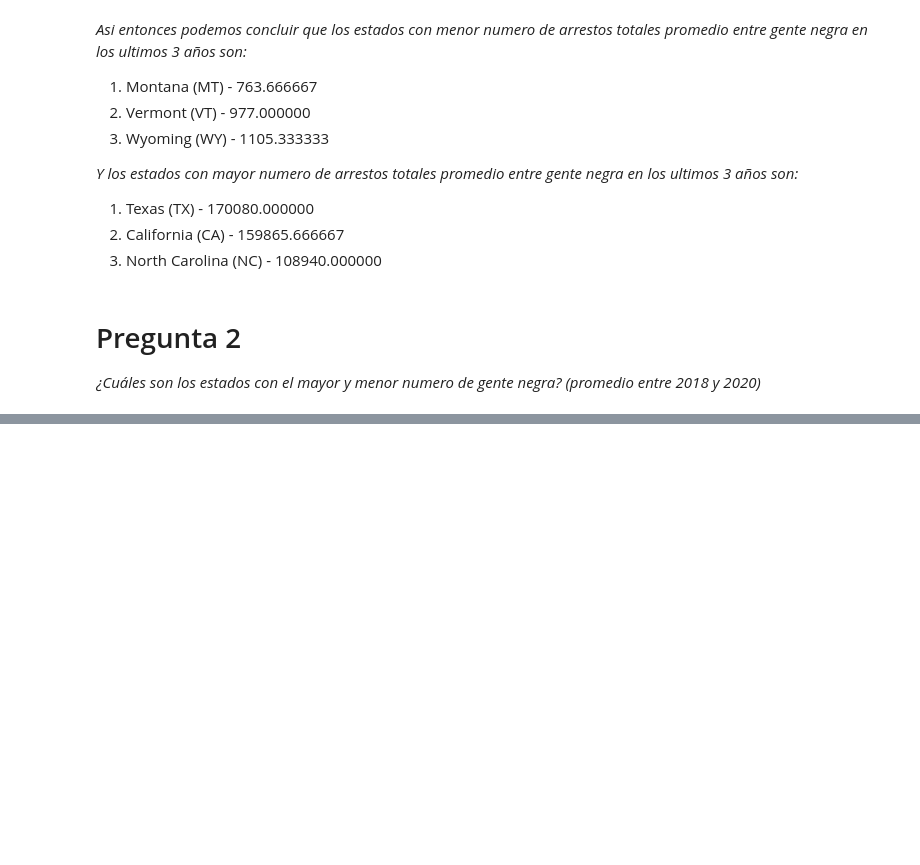
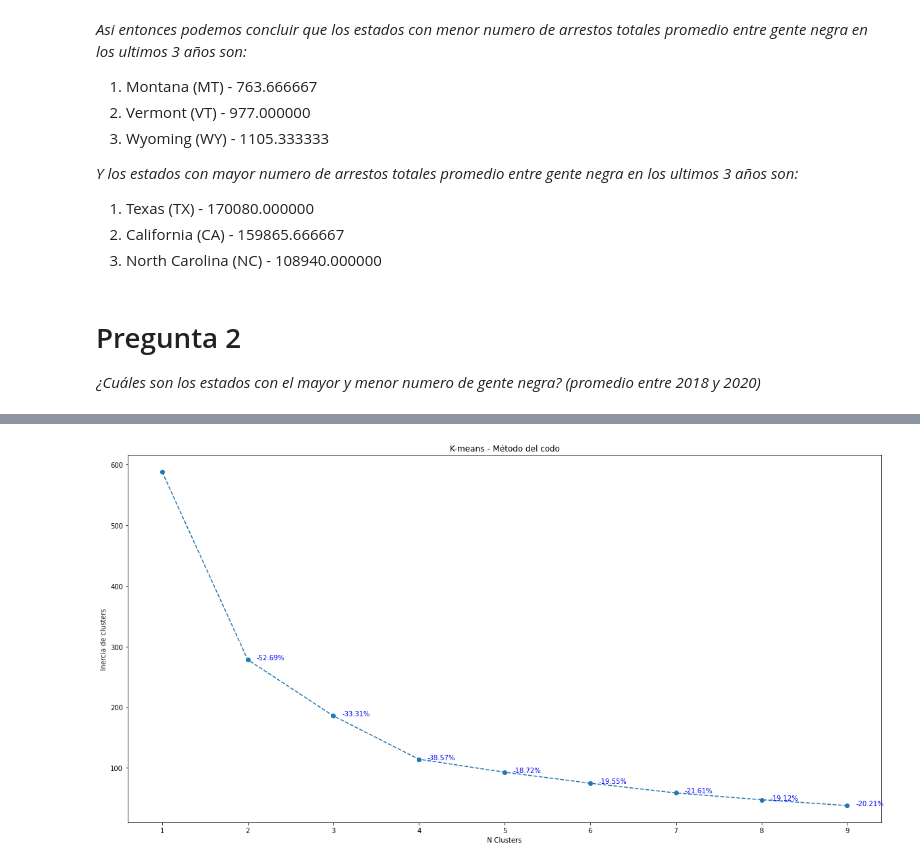
Before and after one commit to daJCP/Proyecto_Ciencia_Datos, a Jupyter notebook: Proyecto/notebook.ipynb, the cells around one changed output, grey strips where cells are left out. Saved outputs shown, nothing was run; the diff lists cells and outputs as text; code cells hidden in the pictures; blank space fills up the shorter version.

```diff
--- a/Proyecto/notebook.ipynb
+++ b/Proyecto/notebook.ipynb
@@ -602,0 +921,18 @@ See the caveats in the documentation: https://pandas.pydata.org/pandas-docs/stab
+# %%
+scaler = StandardScaler()
+data = df_final.drop(columns=['arrestos_w_2020', 'arrestos_b_2020', 'arrestos_total_2020',
+       'arrestos_w_2019', 'arrestos_b_2019', 'arrestos_total_2019',
+       'arrestos_w_2018', 'arrestos_b_2018', 'arrestos_total_2018',
+       'state_name', 'poblacion_w_2020', 'poblacion_b_2020',
+       'total_2020', 'poblacion_w_2019', 'poblacion_b_2019', 'total_2019',
+       'poblacion_w_2018', 'poblacion_b_2018', 'total_2018'])
+scaler_fit = scaler.fit_transform(data)
+# %%
+inertia = []
+kmax = 10
+for i in range(1,kmax):
+    kmeans = KMeans(n_clusters = i, n_init = 10)
+    kncl = kmeans.fit(scaler_fit)
+    print(kncl.inertia_)
+
+    inertia.append(kncl.inertia_)
@@ -602,0 +949,16 @@ See the caveats in the documentation: https://pandas.pydata.org/pandas-docs/stab
+# %%
+f, ax = plt.subplots(1,1, figsize=(20,10))
+
+ax.plot(range(1,kmax),inertia,marker='o',ls='--')
+ax.set_xlabel('N Clusters')
+ax.set_ylabel('Inercia de clusters')
+ax.set_title('K-means - Método del codo')
+
+for i in range(1,len(inertia)):
+    delta=(-inertia[i-1]+inertia[i])/inertia[i-1]*100
+    ax.text(i+1.1,inertia[i],'%.2f'%delta+'%',color='b')
+ax.set_xticks(range(1,kmax))
+
+plt.show()
+# %% [output]
+[figure, added]
```
Also changed, not shown: parts of 29 cells of this notebook, 1 other file.
